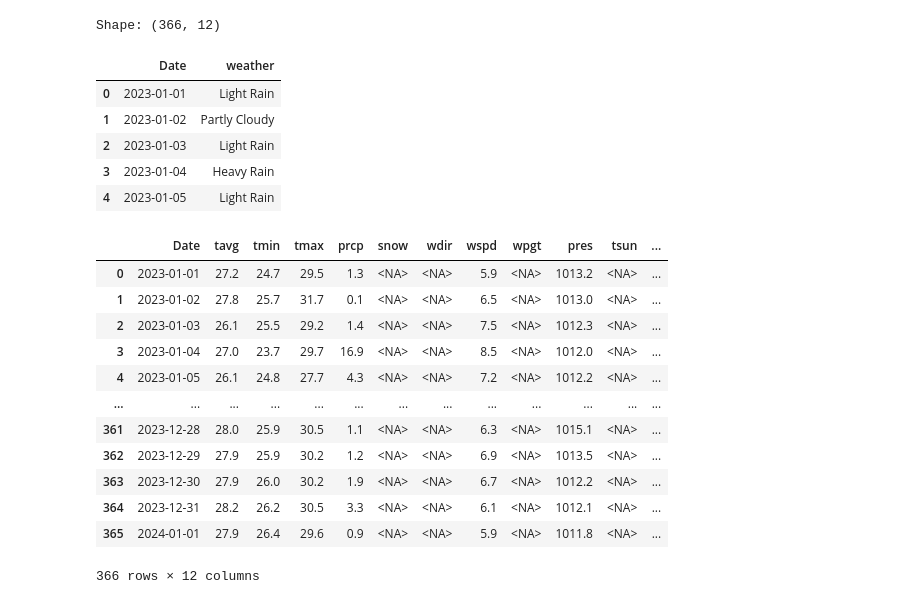
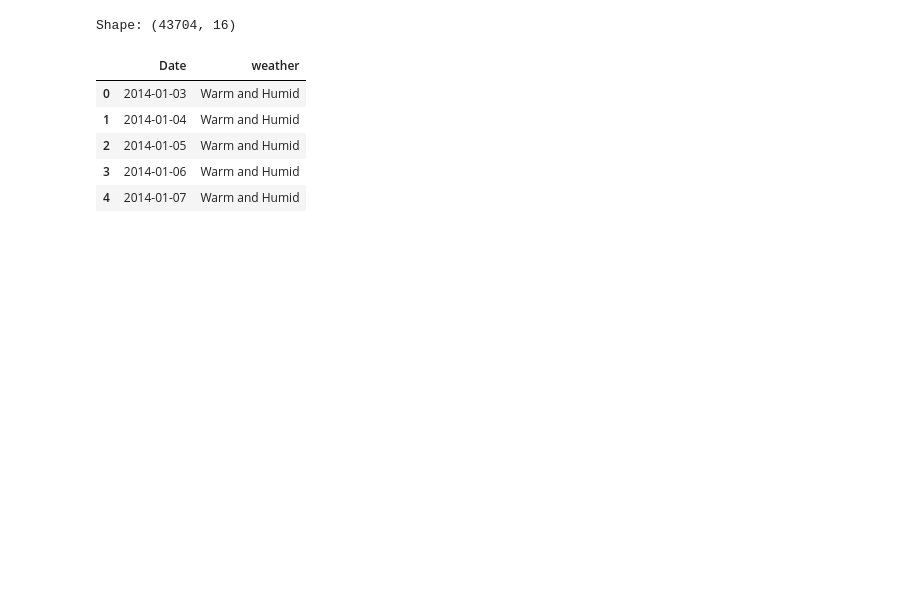
Before and after one commit to MaharLeika18/Data-Mining---Python, a Jupyter notebook: Final_Exam/ClusterAnalysis.ipynb, the cells around one changed output. Saved outputs shown, nothing was run; the diff lists cells and outputs as text; code cells hidden in the pictures; blank space fills up the shorter version.

```diff
--- a/Final_Exam/ClusterAnalysis.ipynb
+++ b/Final_Exam/ClusterAnalysis.ipynb
@@ -11,7 +12,7 @@ from meteostat import Point, Daily
 # %%
 # --- Load Dataset ---
 # Import the dataset uploaded to the repo
-url = "https://raw.githubusercontent.com/MaharLeika18/Data-Mining---Python/refs/heads/main/Final_Exam/retail_sales_dataset.csv"
+url = "https://raw.githubusercontent.com/MaharLeika18/Data-Mining---Python/refs/heads/main/Final_Exam/Raw%20Data.csv"
 data = pd.read_csv(url)
 
 print("Data loaded successfully!")
@@ -53,6 +115,0 @@ Transaction data prepared for analysis:
-# %%
-# Convert dates to datetime
-data['Date'] = pd.to_datetime(data['Date'])
-start = data['Date'].min()
-end = data['Date'].max()
-print(f"Date range: {start.date()} to {end.date()}")
@@ -127,35 +242,22 @@ Name: count, dtype: int64
 # %%
 # Create weather_data_reset for merging
 weather_data_reset = weather_data.reset_index()
 weather_data_reset.rename(columns={'time': 'Date'}, inplace=True)
 
 print(f"Shape: {weather_data_reset.shape}")
 display(weather_data_reset[['Date', 'weather']].head())
 
-display(weather_data_reset)
-# Merge
-data_with_weather = pd.merge(data, weather_data_reset[['Date','weather','tavg','prcp','wspd']], on='Date', how='left')
+# Rename your data column to match
+data_merged = data.rename(columns={'Order Date': 'Date'})
+data_with_weather = pd.merge(data_merged, weather_data_reset[['Date','weather','tavg','prcp','wspd']], on='Date', how='left')
 # %% [output]
-Shape: (366, 12)
+Shape: (43704, 16)
 |  | Date | weather |
-| 0 | 2023-01-01 | Light Rain |
-| 1 | 2023-01-02 | Partly Cloudy |
-| 2 | 2023-01-03 | Light Rain |
-| 3 | 2023-01-04 | Heavy Rain |
-| 4 | 2023-01-05 | Light Rain |
+| 0 | 2014-01-03 | Warm and Humid |
+| 1 | 2014-01-04 | Warm and Humid |
+| 2 | 2014-01-05 | Warm and Humid |
+| 3 | 2014-01-06 | Warm and Humid |
+| 4 | 2014-01-07 | Warm and Humid |
-|  | Date | tavg | tmin | tmax | prcp | snow | wdir | wspd | wpgt | pres | tsun | ... |
-| 0 | 2023-01-01 | 27.2 | 24.7 | 29.5 | 1.3 | <NA> | <NA> | 5.9 | <NA> | 1013.2 | <NA> | ... |
-| 1 | 2023-01-02 | 27.8 | 25.7 | 31.7 | 0.1 | <NA> | <NA> | 6.5 | <NA> | 1013.0 | <NA> | ... |
-| 2 | 2023-01-03 | 26.1 | 25.5 | 29.2 | 1.4 | <NA> | <NA> | 7.5 | <NA> | 1012.3 | <NA> | ... |
-| 3 | 2023-01-04 | 27.0 | 23.7 | 29.7 | 16.9 | <NA> | <NA> | 8.5 | <NA> | 1012.0 | <NA> | ... |
-| 4 | 2023-01-05 | 26.1 | 24.8 | 27.7 | 4.3 | <NA> | <NA> | 7.2 | <NA> | 1012.2 | <NA> | ... |
-| ... | ... | ... | ... | ... | ... | ... | ... | ... | ... | ... | ... | ... |
-| 361 | 2023-12-28 | 28.0 | 25.9 | 30.5 | 1.1 | <NA> | <NA> | 6.3 | <NA> | 1015.1 | <NA> | ... |
-| 362 | 2023-12-29 | 27.9 | 25.9 | 30.2 | 1.2 | <NA> | <NA> | 6.9 | <NA> | 1013.5 | <NA> | ... |
-| 363 | 2023-12-30 | 27.9 | 26.0 | 30.2 | 1.9 | <NA> | <NA> | 6.7 | <NA> | 1012.2 | <NA> | ... |
-| 364 | 2023-12-31 | 28.2 | 26.2 | 30.5 | 3.3 | <NA> | <NA> | 6.1 | <NA> | 1012.1 | <NA> | ... |
-| 365 | 2024-01-01 | 27.9 | 26.4 | 29.6 | 0.9 | <NA> | <NA> | 5.9 | <NA> | 1011.8 | <NA> | ... |
-366 rows × 12 columns
 # %%
 # Export
 data_with_weather.to_csv('retail_data_with_weather.csv', index=False)
```
Also changed, not shown: parts of 8 cells of this notebook.
